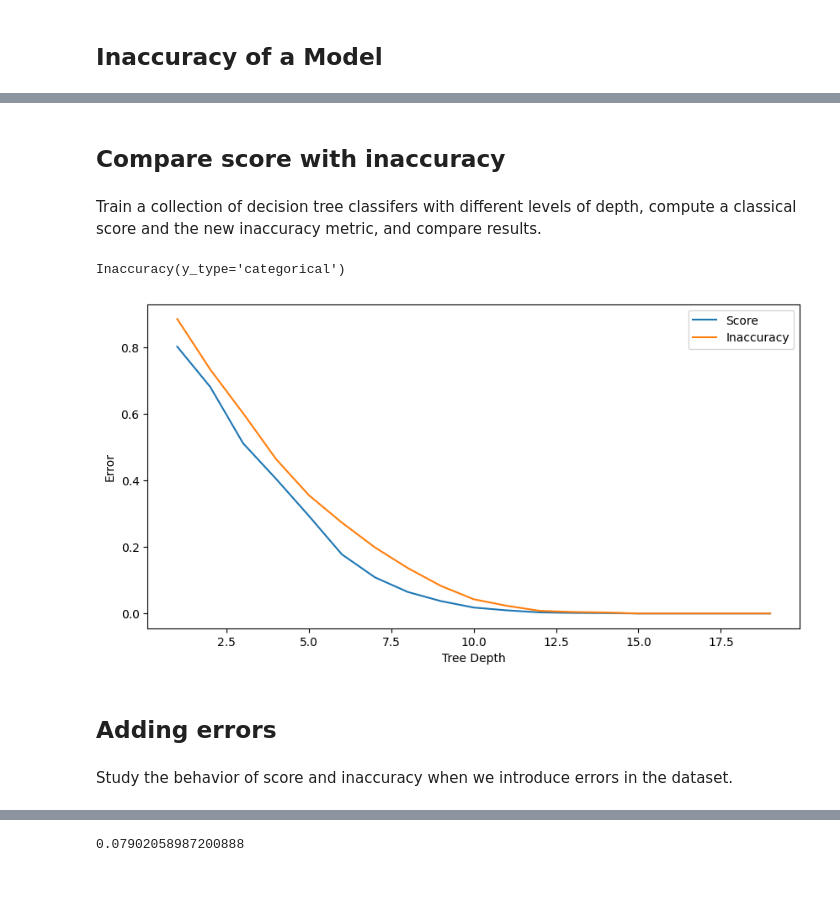
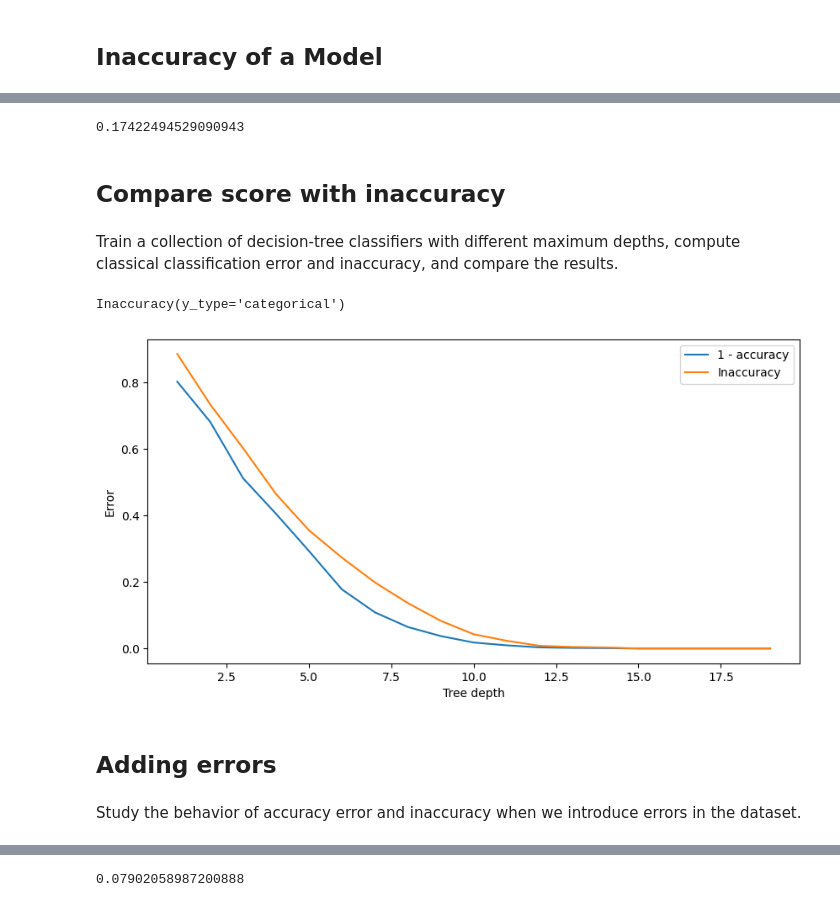
Before and after one commit to rleiva/mnplib, a Jupyter notebook: examples/Inaccuracy.ipynb, the cells around one changed output, grey strips where cells are left out. Cells and saved outputs as stored; diff of their text form; code cells hidden in the pictures.

```diff
--- a/examples/Inaccuracy.ipynb
+++ b/examples/Inaccuracy.ipynb
@@ -38,7 +43,11 @@ inacc.inaccuracy_predictions(pred)
+# %%
+inaccuracy_score(y, pred, y_type="categorical")
+# %% [output]
+0.17422494529090943
 # %% [markdown]
 ## Compare score with inaccuracy
 # %% [markdown]
-Train a collection of decision tree classifers with different levels of depth, compute a classical score and the new inaccuracy metric, and compare results.
+Train a collection of decision-tree classifiers with different maximum depths, compute classical classification error and inaccuracy, and compare the results.
 # %%
 X, y = load_digits(return_X_y=True)
 inacc = Inaccuracy(y_type="categorical")
@@ -46,29 +55,28 @@ inacc.fit(X, y)
 # %% [output]
 Inaccuracy(y_type='categorical')
 # %%
-scores       = list()
-inaccuracies = list()
+classical_errors = []
+inaccuracies = []
 
-for i in range(1, 20):
-
-    tree = DecisionTreeClassifier(max_depth=i, random_state=42)
+for depth in range(1, 20):
+    tree = DecisionTreeClassifier(max_depth=depth, random_state=42)
     tree.fit(X, y)
 
-    scores.append(1 - tree.score(X, y))
+    classical_errors.append(1.0 - tree.score(X, y))
     inaccuracies.append(inacc.inaccuracy_model(tree))
 # %%
-plt.plot(range(1,20), scores, label="Score")
-plt.plot(range(1,20), inaccuracies, label="Inaccuracy")
+plt.plot(range(1, 20), classical_errors, label="1 - accuracy")
+plt.plot(range(1, 20), inaccuracies, label="Inaccuracy")
 plt.ylabel("Error")
-plt.xlabel("Tree Depth")
+plt.xlabel("Tree depth")
 plt.legend()
 plt.show()
 # %% [output]
-[figure, old version]
+[figure, new version]
 # %% [markdown]
 ## Adding errors
 # %% [markdown]
-Study the behavior of score and inaccuracy when we introduce errors in the dataset.
+Study the behavior of accuracy error and inaccuracy when we introduce errors in the dataset.
 # %%
 tree = DecisionTreeClassifier(min_samples_leaf=5, random_state=42)
 tree.fit(X, y)
```
Also changed, not shown: parts of 29 cells of this notebook, 36 other files.
